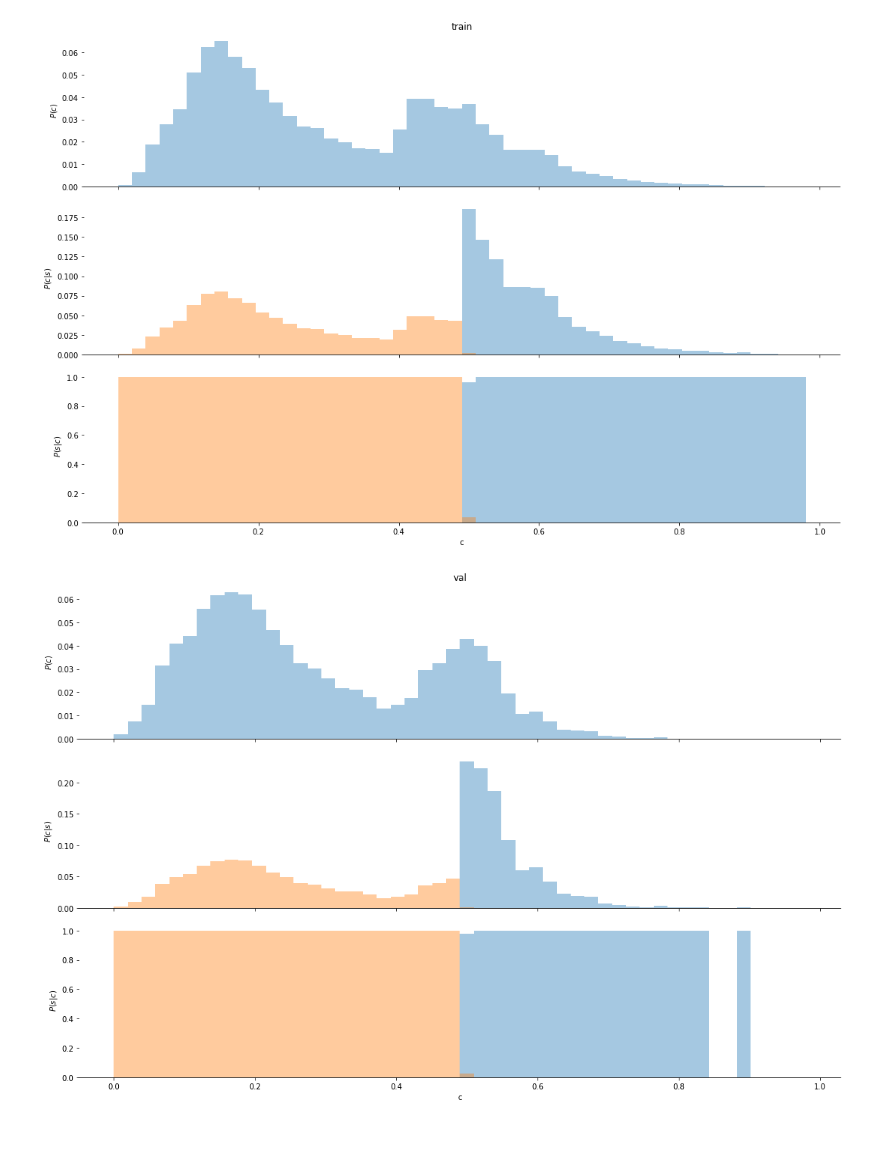
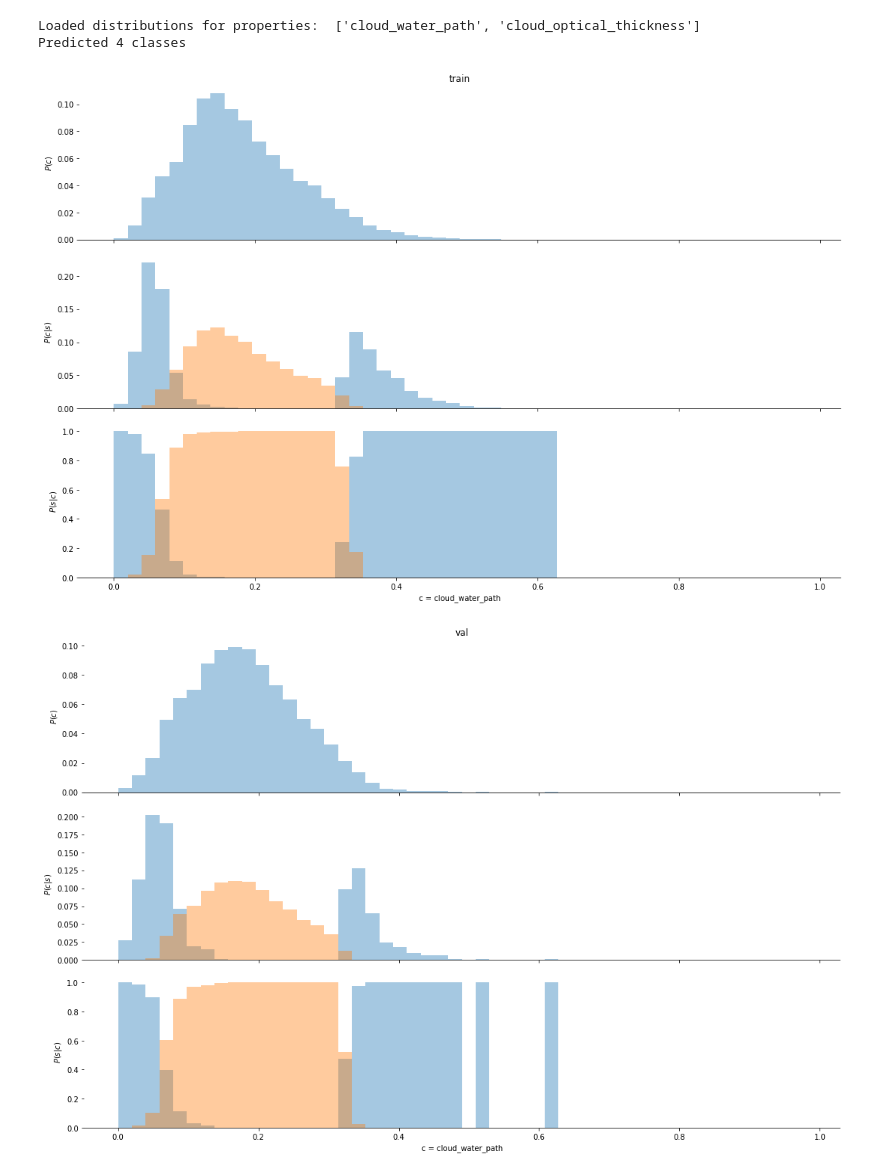
Before and after one commit to vzantedeschi/fine-classification, a Jupyter notebook: notebooks/plot_distributions.ipynb, the cells around one changed output. Saved outputs shown, nothing was run; the diff lists cells and outputs as text; code cells hidden in the pictures; blank space fills up the shorter version.

Commit message:
plot multiple property distributions

```diff
--- a/notebooks/plot_distributions.ipynb
+++ b/notebooks/plot_distributions.ipynb
@@ -7,40 +7,49 @@ import matplotlib.ticker as ticker
 
 %matplotlib inline
 # %%
-load_dir = "../results/latent-trees/"
+load_dir = "../results/latent-trees/LWP-COT/"
 
-bins = np.load(load_dir + "bins.npy")[0,:-1]
+bins = np.load(load_dir + "bins.npz")
+properties = list(bins.keys())
 
 distr_joint, distr_c, distr_s = {}, {}, {}
 
 for key in ["train", "val", "test"]:
-    distr_joint[key] = np.load(load_dir + "P(s,c)-{}.npy".format(key))
-    distr_c[key] = np.load(load_dir + "P(c)-{}.npy".format(key))
-    distr_s[key] = np.load(load_dir + "P(s)-{}.npy".format(key))
+    distr_joint[key] = np.load(load_dir + "P(s,c)-{}.npz".format(key))
+    distr_c[key] = np.load(load_dir + "P(c)-{}.npz".format(key))
+    distr_s[key] = np.load(load_dir + "P(s)-{}.npz".format(key))
+# %%
+nb_classes = len(distr_s["train"][properties[0]])
+print("Loaded distributions for properties: ", properties)
+print("Predicted", nb_classes, "classes")
+# %% [output]
+Loaded distributions for properties:  ['cloud_water_path', 'cloud_optical_thickness']
+Predicted 4 classes
 # %%
-B = len(bins)
+for prop in properties:
+    b = bins[prop][:-1]
+    B = len(b)
+    for key in ["train", "val", "test"]:
+        f, axes = plt.subplots(3, 1, figsize=(15, 10), sharex=True)
+        sns.despine(left=True)
 
-for key in ["train", "val", "test"]:
-    f, axes = plt.subplots(3, 1, figsize=(15, 10), sharex=True)
-    sns.despine(left=True)
+        sns.distplot(b, hist_kws={"weights": distr_c[key][prop]}, kde=False, bins=B, ax=axes[0])
+        axes[0].set(ylabel="$P(c)$")
 
-    sns.distplot(bins, hist_kws={"weights": distr_c[key][0]}, kde=False, bins=B, ax=axes[0])
-    axes[0].set(ylabel="$P(c)$")
+        c_given_s = distr_joint[key][prop]/distr_s[key][prop][:, None]
+        sns.distplot(b, hist_kws={"weights": c_given_s[0]}, kde=False, bins=B, ax=axes[1])
+        sns.distplot(b, hist_kws={"weights": c_given_s[2]}, kde=False, bins=B, ax=axes[1])
+        axes[1].set(ylabel="$P(c | s)$")
 
-    c_given_s = distr_joint[key][0]/distr_s[key][0][:, None]
-    sns.distplot(bins, hist_kws={"weights": c_given_s[0]}, kde=False, bins=B, ax=axes[1])
-    sns.distplot(bins, hist_kws={"weights": c_given_s[2]}, kde=False, bins=B, ax=axes[1])
-    axes[1].set(ylabel="$P(c | s)$")
+        sns.distplot(b, hist_kws={"weights": distr_joint[key][prop][0]/distr_c[key][prop]}, kde=False, bins=B, ax=axes[2])
+        sns.distplot(b, hist_kws={"weights": distr_joint[key][prop][2]/distr_c[key][prop]}, kde=False, bins=B, ax=axes[2])
+        axes[2].set(ylabel="$P(s | c)$")
 
-    sns.distplot(bins, hist_kws={"weights": distr_joint[key][0][0]/distr_c[key][0]}, kde=False, bins=B, ax=axes[2])
-    sns.distplot(bins, hist_kws={"weights": distr_joint[key][0][2]/distr_c[key][0]}, kde=False, bins=B, ax=axes[2])
-    axes[2].set(ylabel="$P(s | c)$")
+        axes[0].set_title(key)
+        axes[-1].set(xlabel="c = {}".format(prop))
+        plt.tight_layout()
 
-    axes[0].set_title(key)
-    axes[-1].set(xlabel="c")
-    plt.tight_layout()
-
-    plt.savefig(load_dir+"{}.png".format(key), bbox_inches="tight")
+        plt.savefig(load_dir+"{}-{}.png".format(prop, key), bbox_inches="tight")
 # %% [output]
-[figure, old version]
+[figure, new version]
-[figure, old version]
+[figure, new version]
```
Also changed, not shown: parts of 1 cell of this notebook.
